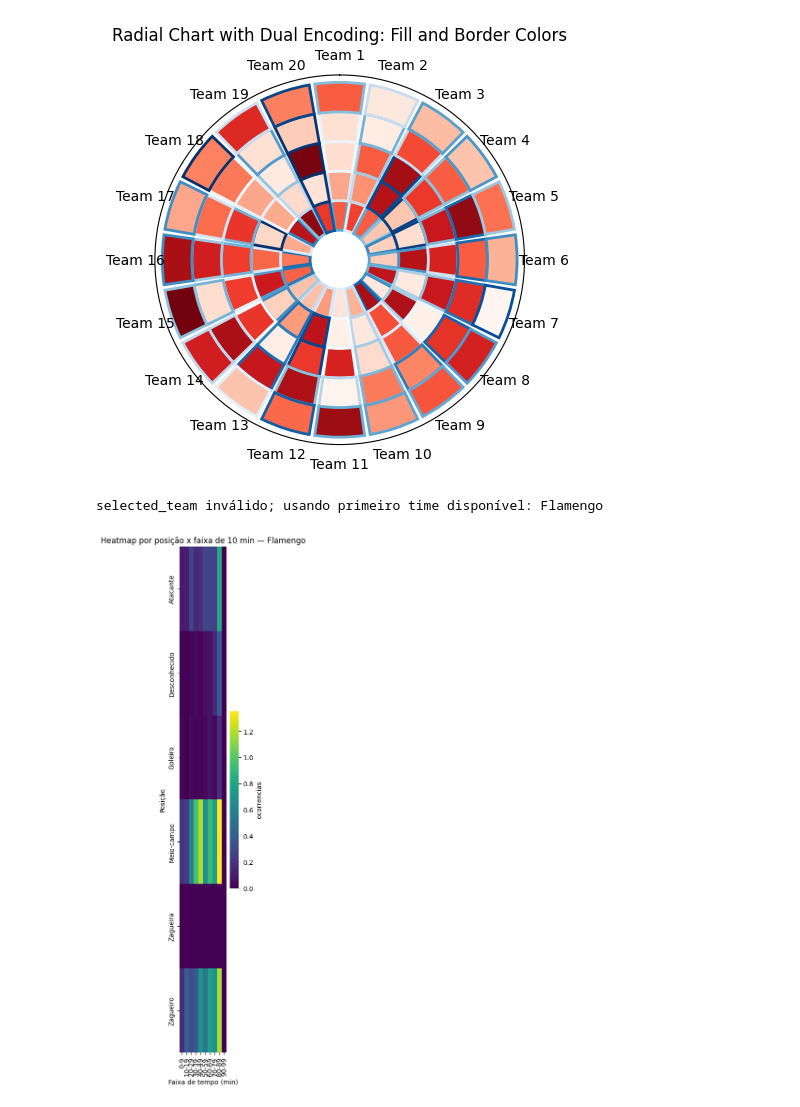
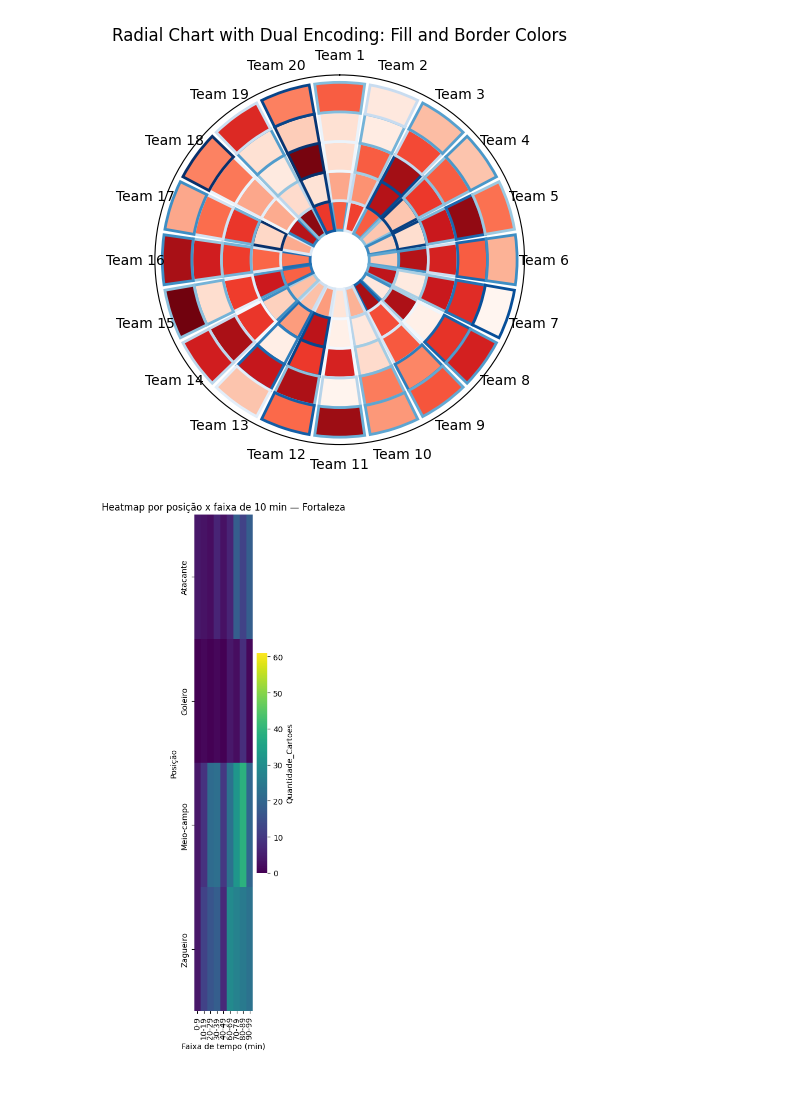
Before and after one commit to davialmeida135/analise-visual-brasileirao, a Jupyter notebook: graficos/unidade2/p5.ipynb, the cells around one changed output. Drawn from its saved outputs; the diff is of its cells as text; code cells hidden in the pictures.

```diff
--- a/graficos/unidade2/p5.ipynb
+++ b/graficos/unidade2/p5.ipynb
@@ -45,72 +48,100 @@ plt.show()
 # %% [output]
 [figure]
 # %%
-# ...existing code...
 import pandas as pd
 import numpy as np
 import seaborn as sns
 import matplotlib.pyplot as plt
 
 # DataFrame usado (ajuste se o seu tiver outro nome)
-df = pd.read_csv('../../data/processed/analise_cartoes.csv')  # ou substitua por `df = seu_dataframe`
+df = pd.read_csv(
+    "../../data/processed/analise_cartoes.csv"
+)  # ou substitua por `df = seu_dataframe`
 
 # Ajuste os nomes de colunas conforme seu dataset
-minute_col = 'tempo_jogo'
-position_col = 'posicao'
+minute_col = "tempo_jogo"
+position_col = "posicao"
 team_col = "clube"
-value_col = 'ocorrencias'
+value_col = "Quantidade_Cartoes"
 
 # Verifica times disponíveis e ajusta selected_team se necessário
 available_teams = df[team_col].dropna().unique().tolist()
-selected_team = 'Corinthians'  # substitua pelo nome do time que quer analisar
+selected_team = "Fortaleza"  # substitua pelo nome do time que quer analisar
 
 if not available_teams:
     raise ValueError("Nenhum time encontrado em coluna 'clube' do DataFrame.")
-if selected_team == 'Corinthians' or selected_team not in available_teams:
-    print(f"selected_team inválido; usando primeiro time disponível: {available_teams[0]}")
+if selected_team == None or selected_team not in available_teams:
+    print(
+        f"selected_team inválido; usando primeiro time disponível: {available_teams[0]}"
+    )
     selected_team = available_teams[0]
 
 # Garantir coluna de minuto numérica
-df[minute_col] = pd.to_numeric(df[minute_col].str[1:3], errors='coerce')
+df[minute_col] = pd.to_numeric(df[minute_col].str[0:2], errors="coerce")
 
 # Filtrar pelo time escolhido
 df_team = df[df[team_col] == selected_team].copy()
 if df_team.empty:
-    print(f"Nenhum dado para o time '{selected_team}'. Times disponíveis: {available_teams[:10]}")
+    print(
+        f"Nenhum dado para o time '{selected_team}'. Times disponíveis: {available_teams[:10]}"
+    )
 else:
     # Criar faixas de 10 minutos: 0-9, 10-19, ..., 90-99
     bins = np.arange(0, 101, 10)
     labels = [f"{i}-{i+9}" for i in range(0, 100, 10)]
     # remover linhas sem minuto
     df_team = df_team.dropna(subset=[minute_col])
     if df_team.empty:
-        print(f"Dados do time '{selected_team}' não têm valores válidos em '{minute_col}'.")
+        print(
+            f"Dados do time '{selected_team}' não têm valores válidos em '{minute_col}'."
+        )
     else:
         # clip para garantir que 100+ não quebre as faixas (se houver)
-        df_team[minute_col] = df_team[minute_col].clip(lower=0, upper=100)
-        df_team['time_bin'] = pd.cut(df_team[minute_col], bins=bins, labels=labels, right=False, include_lowest=True)
+        # df_team[minute_col] = df_team[minute_col].clip(lower=0, upper=100)
+        df_team["time_bin"] = pd.cut(
+            df_team[minute_col],
+            bins=bins,
+            labels=labels,
+            right=False,
+            include_lowest=True,
+        )
 
         # Pivot: posições no y e faixas de tempo no x. Agregação: soma/ média ou contagem se não houver value_col
         if value_col and value_col in df_team.columns:
-            pivot = df_team.pivot_table(index=position_col, columns='time_bin', values=value_col, aggfunc='mean').fillna(0)
+            pivot = df_team.pivot_table(
+                index=position_col, columns="time_bin", values=value_col, aggfunc="mean"
+            ).fillna(0)
         else:
-            pivot = df_team.pivot_table(index=position_col, columns='time_bin', values=minute_col, aggfunc='count').fillna(0)
+            pivot = df_team.pivot_table(
+                index=position_col,
+                columns="time_bin",
+                values=minute_col,
+                aggfunc="count",
+            ).fillna(0)
 
         pivot = pivot.sort_index()
 
         # Verificação antes de plotar
         if pivot.size == 0 or pivot.shape[0] == 0 or pivot.shape[1] == 0:
-            print("Pivot vazio — nada a plotar. Verifique 'selected_team' e as colunas usadas.")
+            print(
+                "Pivot vazio — nada a plotar. Verifique 'selected_team' e as colunas usadas."
+            )
         else:
-            plt.figure(figsize=(2.5, 12))
-            sns.heatmap(pivot, cmap='viridis', annot=False, fmt='.0f',
-                        cbar_kws={'label': 'Contagem' if value_col is None else value_col})
-            plt.title(f'Heatmap por posição x faixa de 10 min — {selected_team}')
-            plt.xlabel('Faixa de tempo (min)')
-            plt.ylabel('Posição')
+            plt.figure(figsize=(2.5, 10))
+            sns.heatmap(
+                pivot,
+                cmap="viridis",
+                annot=False,
+                fmt=".0f",
+                cbar_kws={"label": "Contagem" if value_col is None else value_col},
+                vmin=0,  # Define o valor mínimo da escala
+                vmax=61  # Define o valor máximo da escala
+
+            )
+            plt.title(f"Heatmap por posição x faixa de 10 min — {selected_team}")
+            plt.xlabel("Faixa de tempo (min)")
+            plt.ylabel("Posição")
             plt.tight_layout()
             plt.show()
-# ...existing code...
 # %% [output]
-selected_team inválido; usando primeiro time disponível: Flamengo
-[figure, old version]
+[figure, new version]
```
Also changed, not shown: parts of 6 cells of this notebook, 30 other files.
